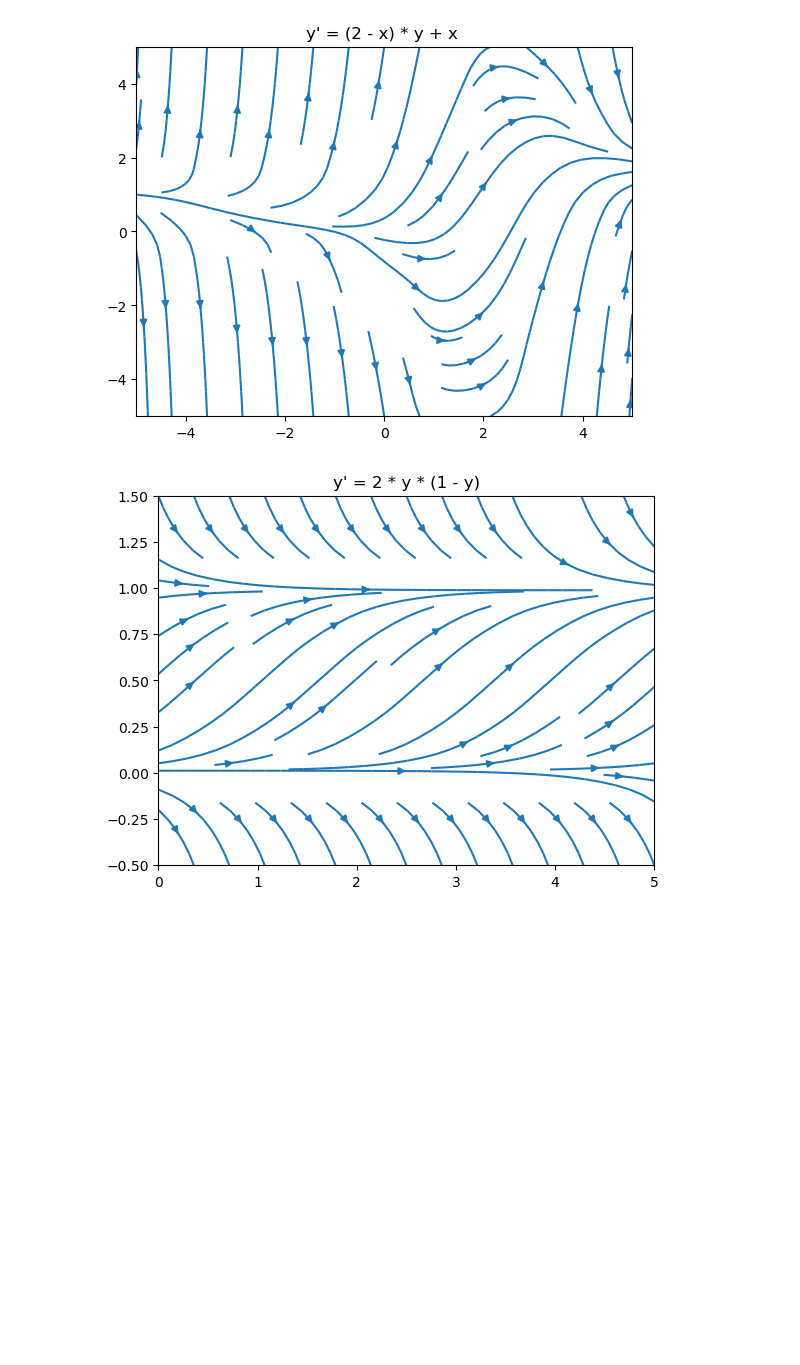
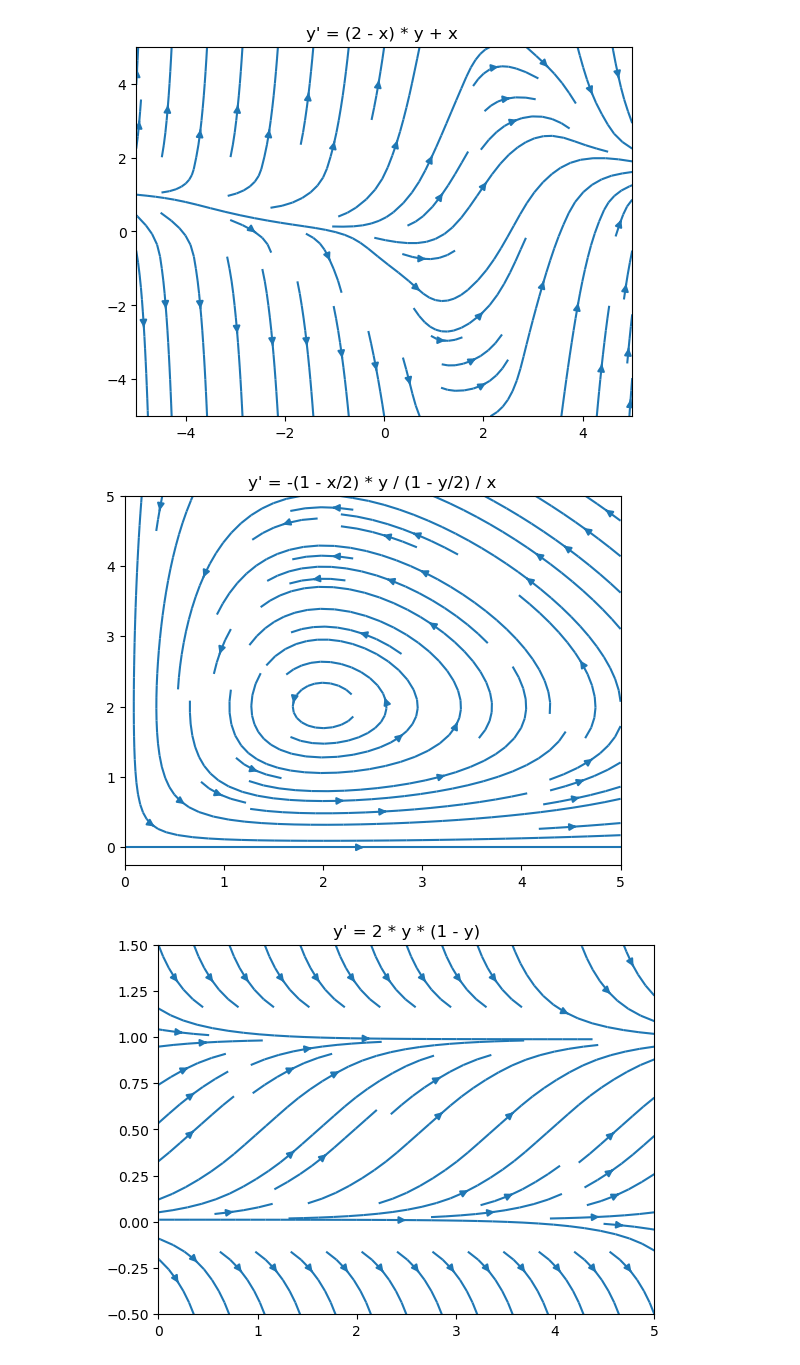
Before and after one commit to gjover/modelitzacio, a Jupyter notebook: notebooks/Equacions_diferencials.ipynb, the cells around one changed output. Saved outputs shown, nothing was run; the diff lists cells and outputs as text; code cells hidden in the pictures; blank space fills up the shorter version.

```diff
--- a/notebooks/Equacions_diferencials.ipynb
+++ b/notebooks/Equacions_diferencials.ipynb
@@ -69,6 +67,24 @@ plt.title('y\' = (2 - x) * y + x ')
 plt.show()
 # %% [output]
 [figure]
+# %%
+# Meshgrid
+x, y = np.meshgrid(np.linspace(0, 5, 10),
+                   np.linspace(0, 5, 10))
+
+# Pendent
+yp = -(1 - x/2) * y / (1 - y/2) / x
+
+# Vectors directors
+v = -(1 - x/2) * y
+u = (1 - y/2) * x
+
+# Streamline
+plt.streamplot(x,y,u,v, density=[0.5, 1])
+plt.title('y\' = -(1 - x/2) * y / (1 - y/2) / x')
+plt.show()
+# %% [output]
+[figure, added]
 # %%
 # Meshgrid
 x, y = np.meshgrid(np.linspace(0, 5, 10),
```
Also changed, not shown: parts of 5 cells of this notebook, 1 other file.
